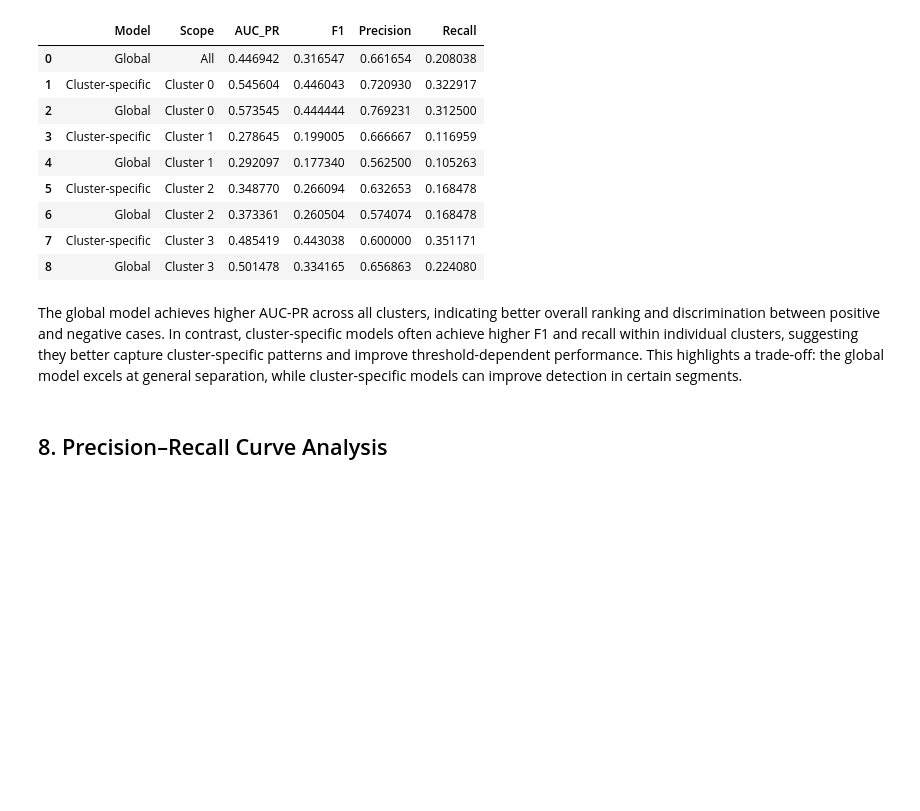
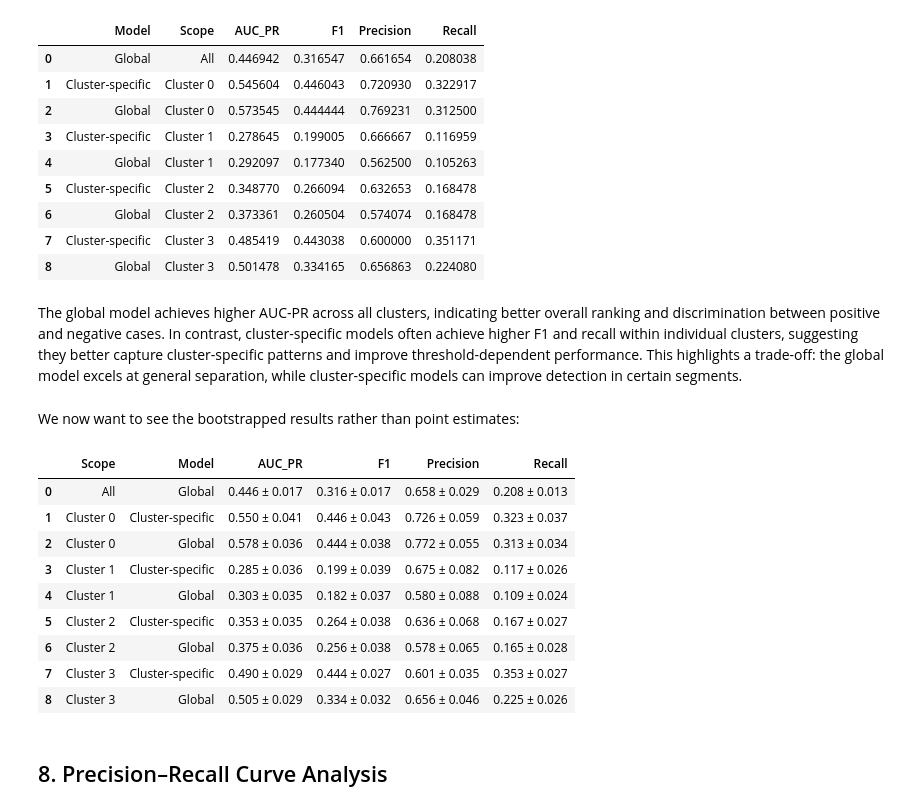
Before and after one commit to tonantzin-real/IDS_705_final_project, a Jupyter notebook: 03_training.ipynb, the cells around one changed output. Cells and saved outputs as stored; diff of their text form; code cells hidden in the pictures; blank space fills up the shorter version.

```diff
--- a/03_training.ipynb
+++ b/03_training.ipynb
@@ -1159,3 +1160,8 @@ comparison_df.sort_values(by=["Scope", "Model"]).reset_index(drop=True)
 | 8 | Global | Cluster 3 | 0.501478 | 0.334165 | 0.656863 | 0.224080 |
 # %% [markdown]
 The global model achieves higher AUC-PR across all clusters, indicating better overall ranking and discrimination between positive and negative cases. In contrast, cluster-specific models often achieve higher F1 and recall within individual clusters, suggesting they better capture cluster-specific patterns and improve threshold-dependent performance. This highlights a trade-off: the global model excels at general separation, while cluster-specific models can improve detection in certain segments.
+# %% [markdown]
+We now want to see the bootstrapped results rather than point estimates:
+# %%
+n_iterations = 100
+rows = []
@@ -1162,3 +1231,20 @@ The global model achieves higher AUC-PR across all clusters, indicating better o
+# %%
+# 2. Final Display
+comparison_df = pd.DataFrame(rows)
+# Reorder columns to match your original table
+cols = ["Scope", "Model", "AUC_PR", "F1", "Precision", "Recall"]
+display(comparison_df[cols].sort_values(by=["Scope", "Model"]).reset_index(drop=True))
+# %% [output]
+|  | Scope | Model | AUC_PR | F1 | Precision | Recall |
+| 0 | All | Global | 0.446 ± 0.017 | 0.316 ± 0.017 | 0.658 ± 0.029 | 0.208 ± 0.013 |
+| 1 | Cluster 0 | Cluster-specific | 0.550 ± 0.041 | 0.446 ± 0.043 | 0.726 ± 0.059 | 0.323 ± 0.037 |
+| 2 | Cluster 0 | Global | 0.578 ± 0.036 | 0.444 ± 0.038 | 0.772 ± 0.055 | 0.313 ± 0.034 |
+| 3 | Cluster 1 | Cluster-specific | 0.285 ± 0.036 | 0.199 ± 0.039 | 0.675 ± 0.082 | 0.117 ± 0.026 |
+| 4 | Cluster 1 | Global | 0.303 ± 0.035 | 0.182 ± 0.037 | 0.580 ± 0.088 | 0.109 ± 0.024 |
+| 5 | Cluster 2 | Cluster-specific | 0.353 ± 0.035 | 0.264 ± 0.038 | 0.636 ± 0.068 | 0.167 ± 0.027 |
+| 6 | Cluster 2 | Global | 0.375 ± 0.036 | 0.256 ± 0.038 | 0.578 ± 0.065 | 0.165 ± 0.028 |
+| 7 | Cluster 3 | Cluster-specific | 0.490 ± 0.029 | 0.444 ± 0.027 | 0.601 ± 0.035 | 0.353 ± 0.027 |
+| 8 | Cluster 3 | Global | 0.505 ± 0.029 | 0.334 ± 0.032 | 0.656 ± 0.046 | 0.225 ± 0.026 |
 # %% [markdown]
 ## 8. Precision–Recall Curve Analysis
 # %%
```
Also changed, not shown: parts of 2 cells of this notebook.
